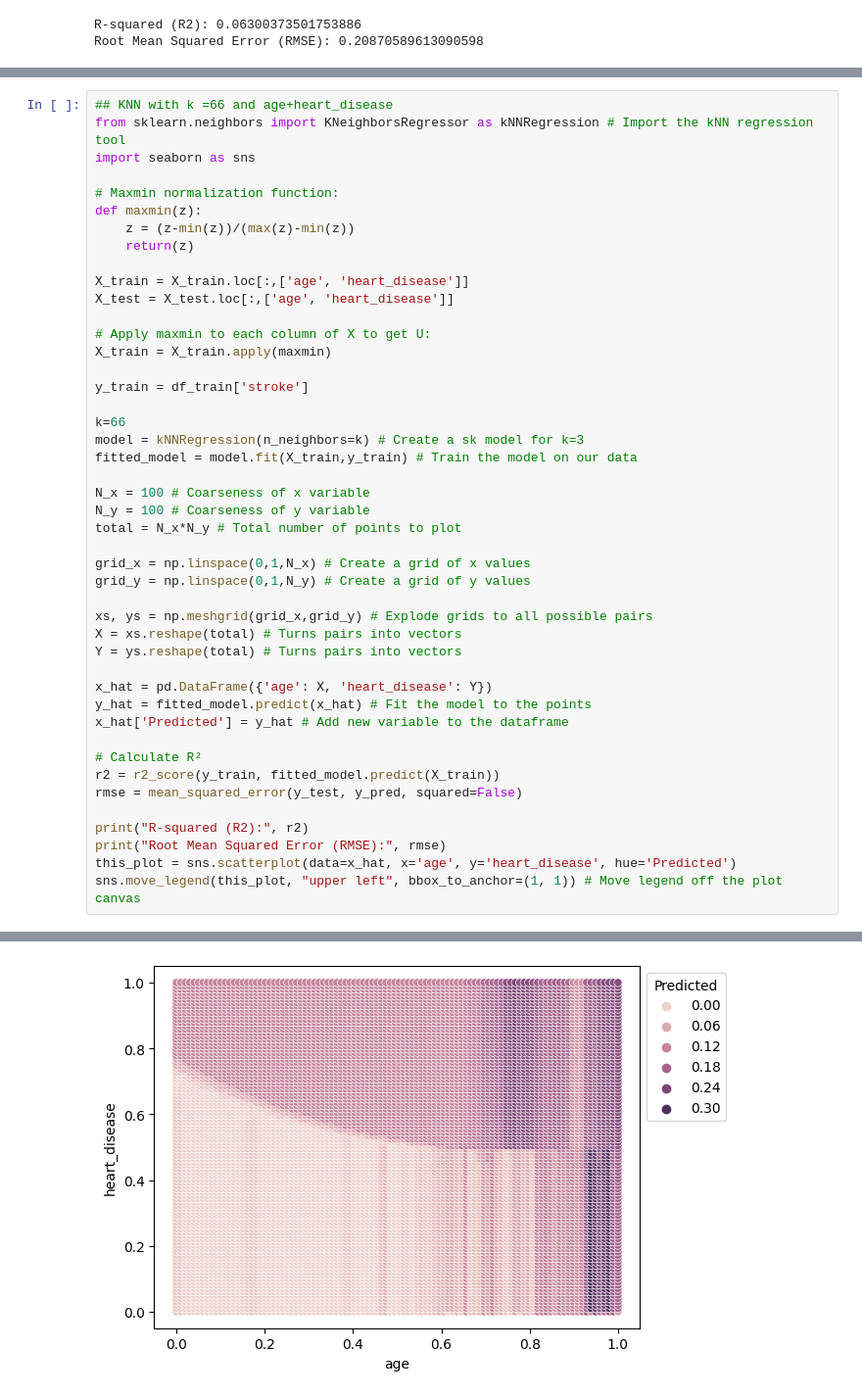
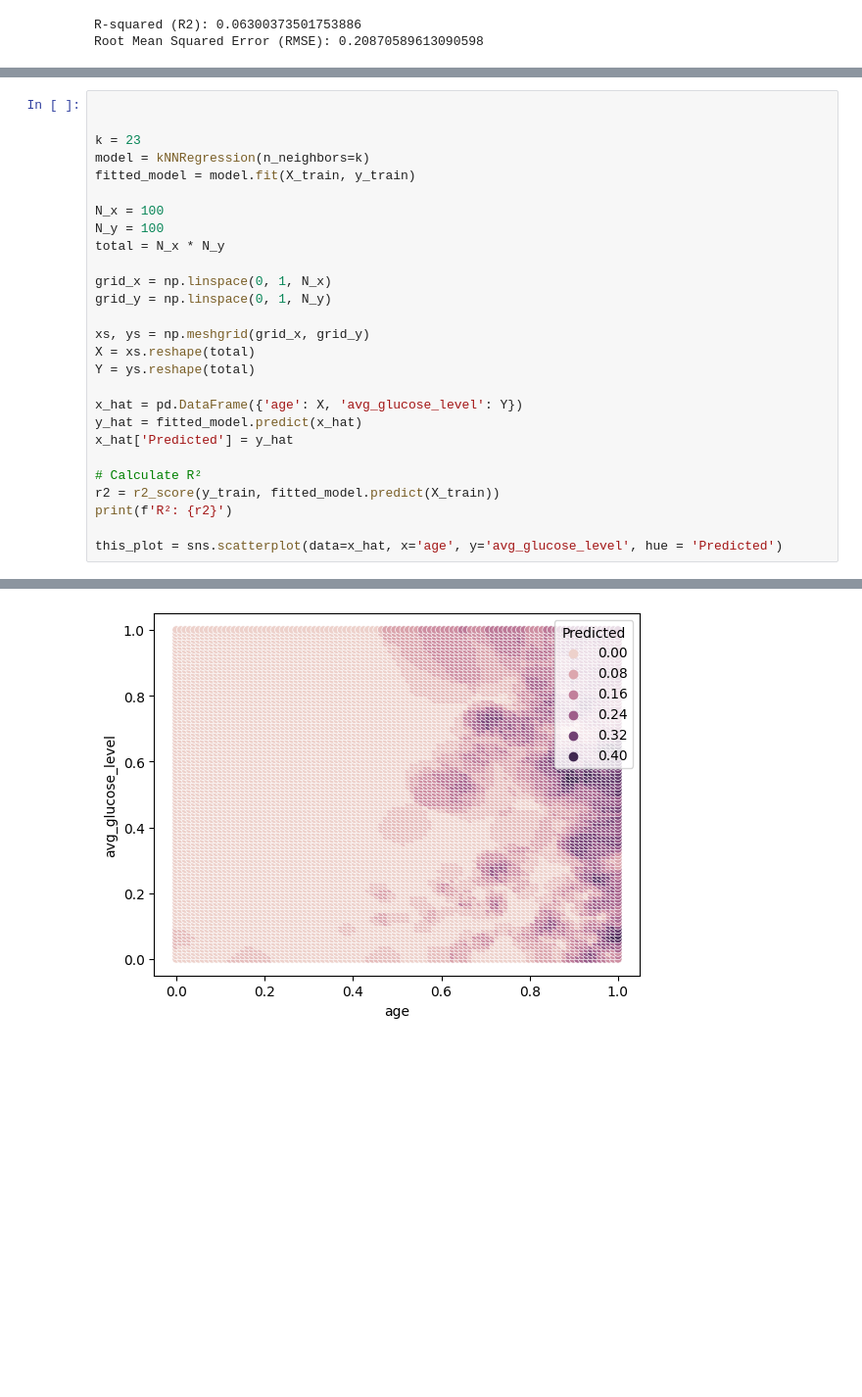
Before and after one commit to racheljhuh/EDA, a Jupyter notebook: Project2.ipynb, the cells around one changed output, grey strips where cells are left out. Shown at 98% size. Cells and saved outputs as stored; diff of their text form; blank space fills up the shorter version.

Commit message:
put the age test back in

```diff
--- a/Project2.ipynb
+++ b/Project2.ipynb
@@ -82,46 +283,28 @@ Root Mean Squared Error (RMSE): 0.20870589613090598
 # %%
-## KNN with k =66 and age+heart_disease
-from sklearn.neighbors import KNeighborsRegressor as kNNRegression # Import the kNN regression tool
-import seaborn as sns
 
-# Maxmin normalization function:
-def maxmin(z):
-    z = (z-min(z))/(max(z)-min(z))
-    return(z)
 
-X_train = X_train.loc[:,['age', 'heart_disease']]
-X_test = X_test.loc[:,['age', 'heart_disease']]
+k = 23
+model = kNNRegression(n_neighbors=k)
+fitted_model = model.fit(X_train, y_train)
 
-# Apply maxmin to each column of X to get U:
-X_train = X_train.apply(maxmin)
+N_x = 100
+N_y = 100
+total = N_x * N_y
 
-y_train = df_train['stroke']
+grid_x = np.linspace(0, 1, N_x)
+grid_y = np.linspace(0, 1, N_y)
 
-k=66
-model = kNNRegression(n_neighbors=k) # Create a sk model for k=3
-fitted_model = model.fit(X_train,y_train) # Train the model on our data
+xs, ys = np.meshgrid(grid_x, grid_y)
+X = xs.reshape(total)
+Y = ys.reshape(total)
 
-N_x = 100 # Coarseness of x variable
-N_y = 100 # Coarseness of y variable
-total = N_x*N_y # Total number of points to plot
-
-grid_x = np.linspace(0,1,N_x) # Create a grid of x values
-grid_y = np.linspace(0,1,N_y) # Create a grid of y values
-
-xs, ys = np.meshgrid(grid_x,grid_y) # Explode grids to all possible pairs
-X = xs.reshape(total) # Turns pairs into vectors
-Y = ys.reshape(total) # Turns pairs into vectors
-
-x_hat = pd.DataFrame({'age': X, 'heart_disease': Y})
-y_hat = fitted_model.predict(x_hat) # Fit the model to the points
-x_hat['Predicted'] = y_hat # Add new variable to the dataframe
+x_hat = pd.DataFrame({'age': X, 'avg_glucose_level': Y})
+y_hat = fitted_model.predict(x_hat)
+x_hat['Predicted'] = y_hat
 
 # Calculate R²
 r2 = r2_score(y_train, fitted_model.predict(X_train))
-rmse = mean_squared_error(y_test, y_pred, squared=False)
+print(f'R²: {r2}')
 
-print("R-squared (R2):", r2)
-print("Root Mean Squared Error (RMSE):", rmse)
-this_plot = sns.scatterplot(data=x_hat, x='age', y='heart_disease', hue='Predicted')
-sns.move_legend(this_plot, "upper left", bbox_to_anchor=(1, 1)) # Move legend off the plot canvas
+this_plot = sns.scatterplot(data=x_hat, x='age', y='avg_glucose_level', hue = 'Predicted')
 # %% [output]
@@ -130 +312 @@ Root Mean Squared Error (RMSE): 0.20832549349862764
-[figure, old version]
+[figure, new version]
```
Also changed, not shown: parts of 24 cells of this notebook.
